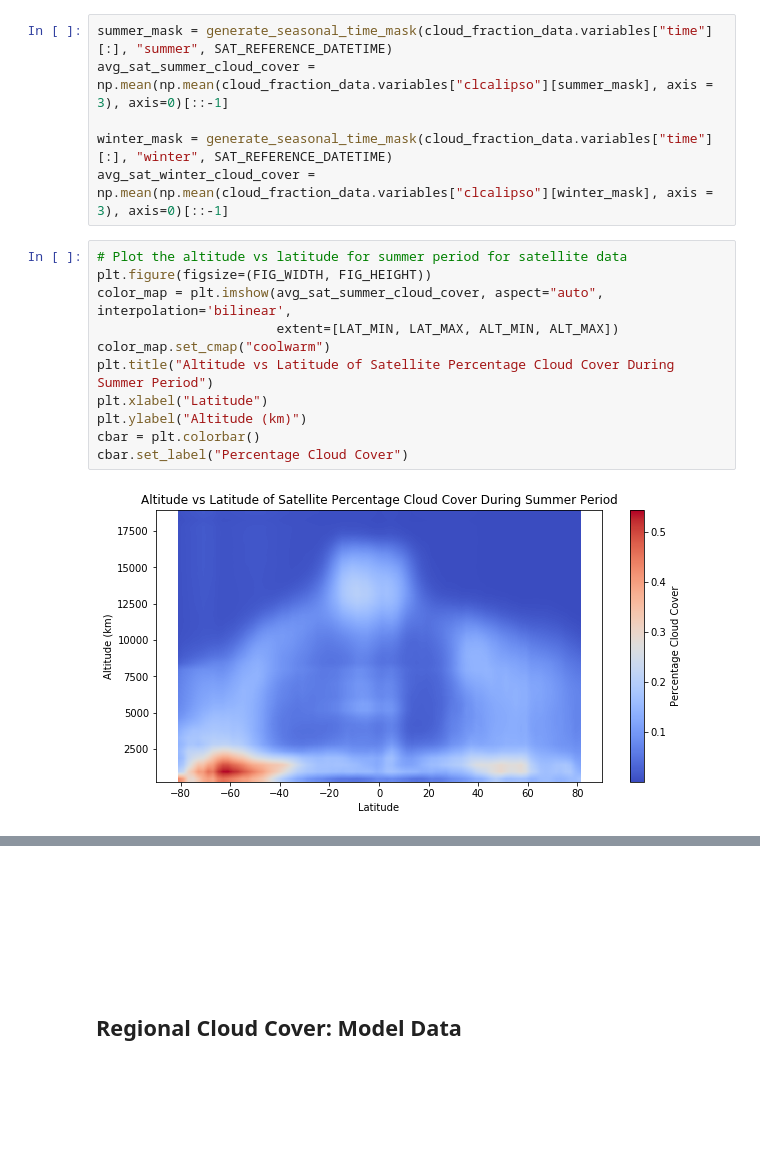
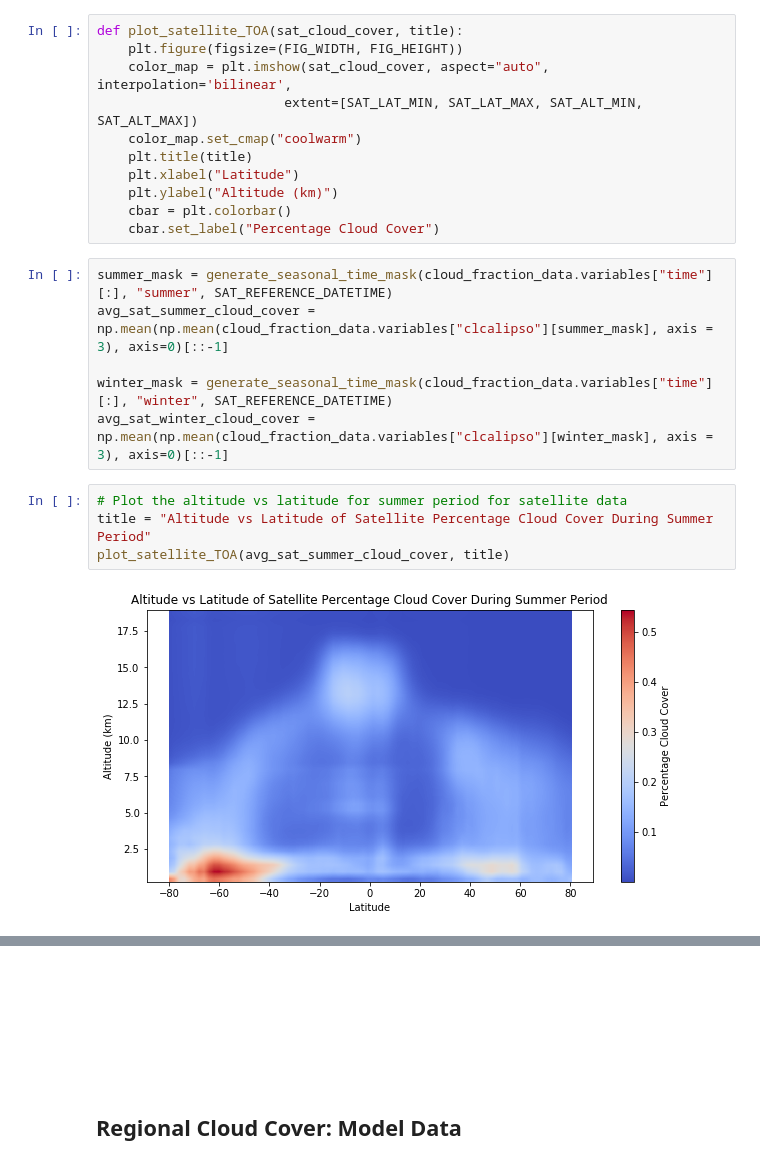
Before and after one commit to maddiebeagley/Climate-Modelling-Lab, a Jupyter notebook: 390Lab.ipynb, the cells around one changed output, grey strips where cells are left out. Cells and saved outputs as stored; diff of their text form; blank space fills up the shorter version.

Commit message:
Add helper method for plotting

```diff
--- a/390Lab.ipynb
+++ b/390Lab.ipynb
@@ -230,6 +230,17 @@ SAT_LAT_MIN = np.min(cloud_fraction_data.variables["latitude"][:])
 SAT_LAT_MAX = np.max(cloud_fraction_data.variables["latitude"][:])
 
 SAT_REFERENCE_DATETIME = datetime(year=2000, month=1, day=1, hour=0, minute=0, second=0)
+# %%
+def plot_satellite_TOA(sat_cloud_cover, title):
+    plt.figure(figsize=(FIG_WIDTH, FIG_HEIGHT))
+    color_map = plt.imshow(sat_cloud_cover, aspect="auto", interpolation='bilinear',
+                        extent=[SAT_LAT_MIN, SAT_LAT_MAX, SAT_ALT_MIN, SAT_ALT_MAX])
+    color_map.set_cmap("coolwarm")
+    plt.title(title)
+    plt.xlabel("Latitude")
+    plt.ylabel("Altitude (km)")
+    cbar = plt.colorbar()
+    cbar.set_label("Percentage Cloud Cover")
 # %%
 summer_mask = generate_seasonal_time_mask(cloud_fraction_data.variables["time"][:], "summer", SAT_REFERENCE_DATETIME)
 avg_sat_summer_cloud_cover = np.mean(np.mean(cloud_fraction_data.variables["clcalipso"][summer_mask], axis = 3), axis=0)[::-1]
@@ -238,16 +249,9 @@ winter_mask = generate_seasonal_time_mask(cloud_fraction_data.variables["time"][
 avg_sat_winter_cloud_cover = np.mean(np.mean(cloud_fraction_data.variables["clcalipso"][winter_mask], axis = 3), axis=0)[::-1]
 # %%
 # Plot the altitude vs latitude for summer period for satellite data
-plt.figure(figsize=(FIG_WIDTH, FIG_HEIGHT))
-color_map = plt.imshow(avg_sat_summer_cloud_cover, aspect="auto", interpolation='bilinear',
-                       extent=[LAT_MIN, LAT_MAX, ALT_MIN, ALT_MAX])
-color_map.set_cmap("coolwarm")
-plt.title("Altitude vs Latitude of Satellite Percentage Cloud Cover During Summer Period")
-plt.xlabel("Latitude")
-plt.ylabel("Altitude (km)")
-cbar = plt.colorbar()
-cbar.set_label("Percentage Cloud Cover")
+title = "Altitude vs Latitude of Satellite Percentage Cloud Cover During Summer Period"
+plot_satellite_TOA(avg_sat_summer_cloud_cover, title)
 # %% [output]
-[figure, old version]
+[figure, new version]
 # %%
 # Plot the altitude vs latitude for winter period for satellite data
```
Also changed, not shown: parts of 1 cell of this notebook.
